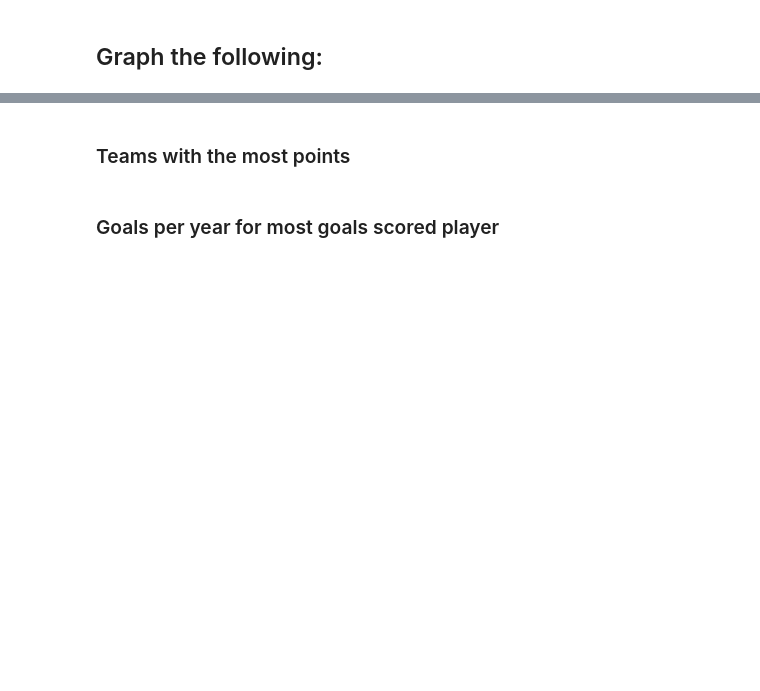
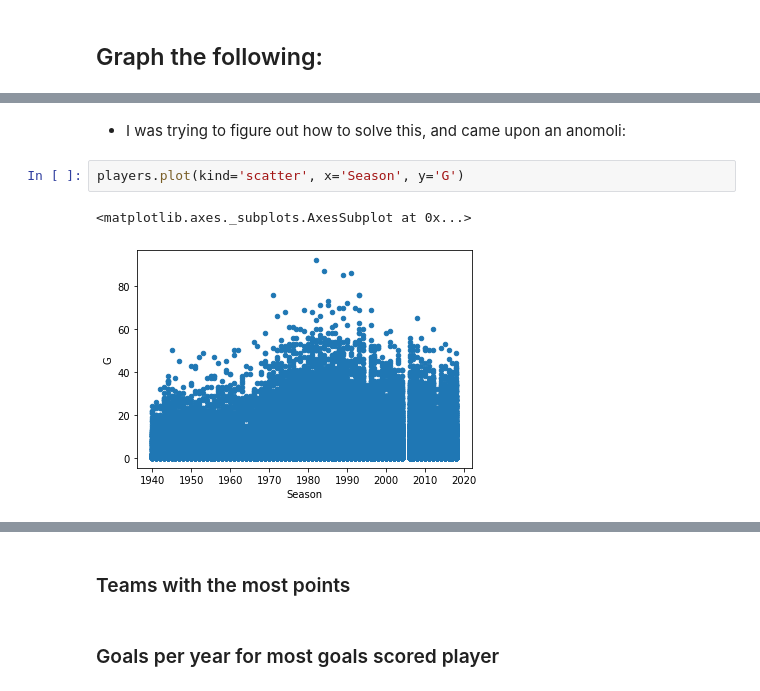
Before and after one commit to deez79/GA_Python_FinalProject, a Jupyter notebook: nhl_player_stats_project.ipynb, the cells around one changed output, grey strips where cells are left out. Saved outputs shown, nothing was run; the diff lists cells and outputs as text; blank space fills up the shorter version.

```diff
--- a/nhl_player_stats_project.ipynb
+++ b/nhl_player_stats_project.ipynb
@@ -269,0 +371,7 @@ players[['Player', 'Tm','Season', 'GP']].sort_values(by = 'GP', ascending=False)
+# %% [markdown]
+* I was trying to figure out how to solve this, and came upon an anomoli:
+# %%
+players.plot(kind='scatter', x='Season', y='G')
+# %% [output]
+<matplotlib.axes._subplots.AxesSubplot at 0x...>
+[figure, added]
```
Also changed, not shown: parts of 43 cells of this notebook.
